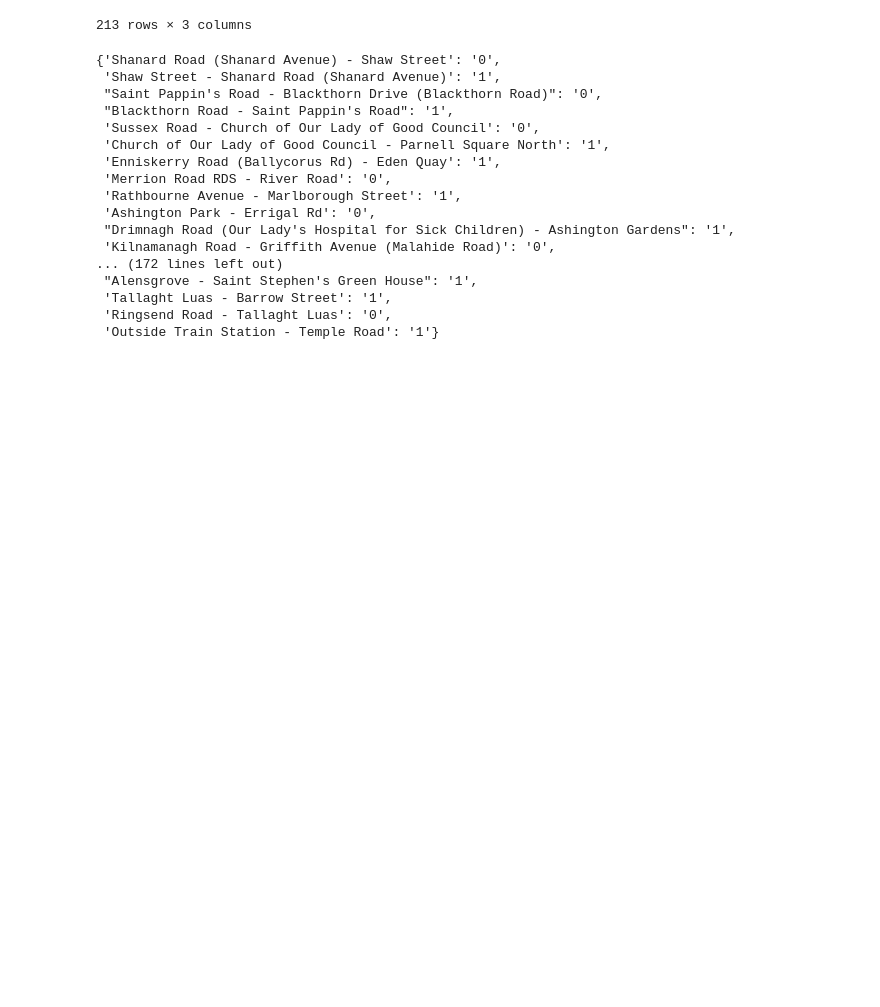
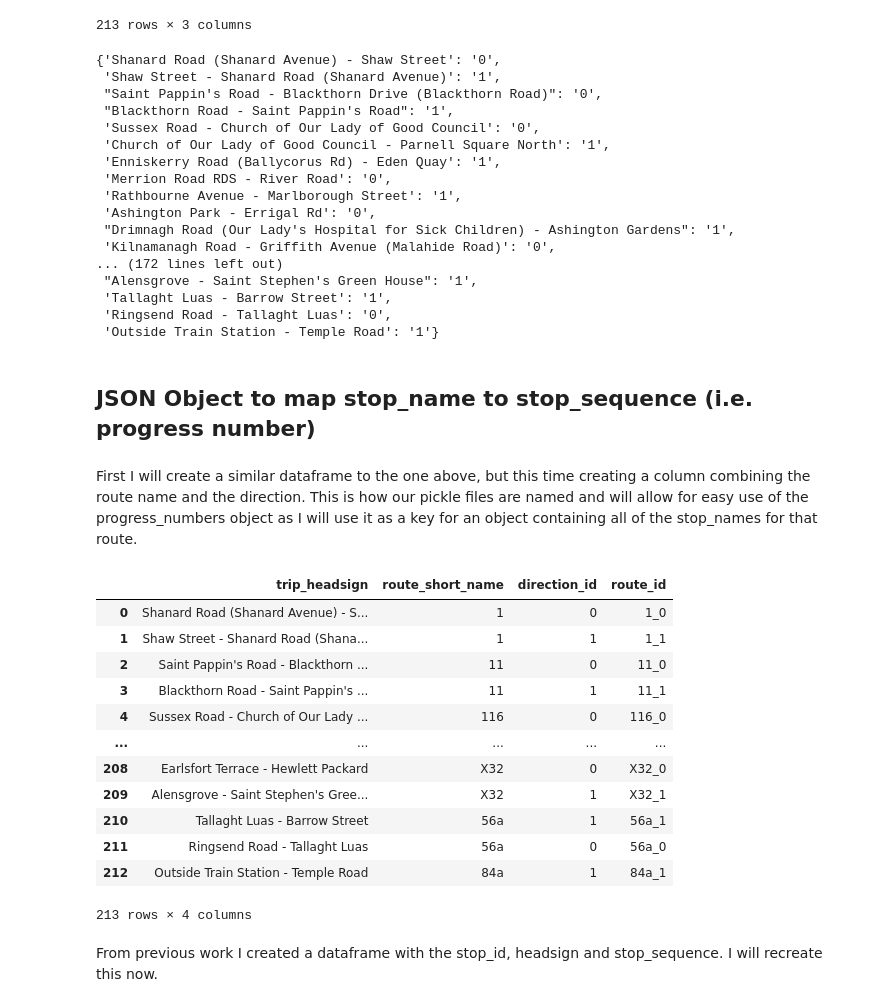
Before and after one commit to kevinobrien97/comp47360_SummerGroupProject, a Jupyter notebook: database/ModelInputs.ipynb, the cells around one changed output. Saved outputs shown, nothing was run; the diff lists cells and outputs as text; code cells hidden in the pictures; blank space fills up the shorter version.

```diff
--- a/database/ModelInputs.ipynb
+++ b/database/ModelInputs.ipynb
@@ -136,3 +146,27 @@ json_object = json.dumps(direction_id)
 # %%
 with open('../dubbus/models/direction_id.json', 'w') as outfile:
     outfile.write(json_object)
+# %% [markdown]
+## JSON Object to map stop_name to stop_sequence (i.e. progress number)
+# %% [markdown]
+First I will create a similar dataframe to the one above, but this time creating a column combining the route name and the direction. This is how our pickle files are named and will allow for easy use of the progress_numbers object as I will use it as a key for an object containing all of the stop_names for that route.
+# %%
+route_direction['route_id'] = route_direction.apply(lambda row: row["route_short_name"] + "_" + str(row["direction_id"]), axis=1)
+# %%
+route_direction
+# %% [output]
+|  | trip_headsign | route_short_name | direction_id | route_id |
+| 0 | Shanard Road (Shanard Avenue) - S... | 1 | 0 | 1_0 |
+| 1 | Shaw Street - Shanard Road (Shana... | 1 | 1 | 1_1 |
+| 2 | Saint Pappin's Road - Blackthorn ... | 11 | 0 | 11_0 |
+| 3 | Blackthorn Road - Saint Pappin's ... | 11 | 1 | 11_1 |
+| 4 | Sussex Road - Church of Our Lady ... | 116 | 0 | 116_0 |
+| ... | ... | ... | ... | ... |
+| 208 | Earlsfort Terrace - Hewlett Packard | X32 | 0 | X32_0 |
+| 209 | Alensgrove - Saint Stephen's Gree... | X32 | 1 | X32_1 |
+| 210 | Tallaght Luas - Barrow Street | 56a | 1 | 56a_1 |
+| 211 | Ringsend Road - Tallaght Luas | 56a | 0 | 56a_0 |
+| 212 | Outside Train Station - Temple Road | 84a | 1 | 84a_1 |
+213 rows × 4 columns
+# %% [markdown]
+From previous work I created a dataframe with the stop_id, headsign and stop_sequence. I will recreate this now.
```
Also changed, not shown: parts of 17 cells of this notebook, 1 other file.
